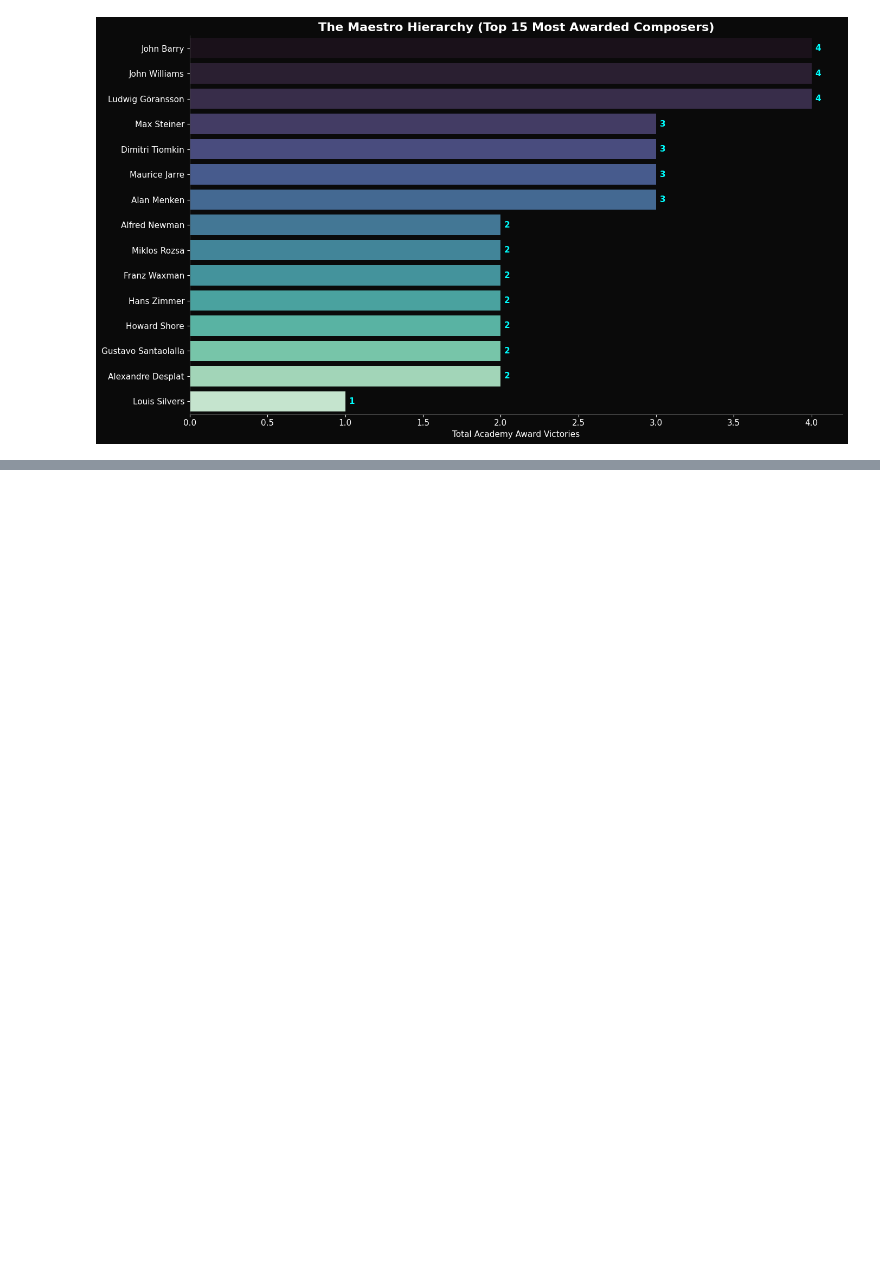
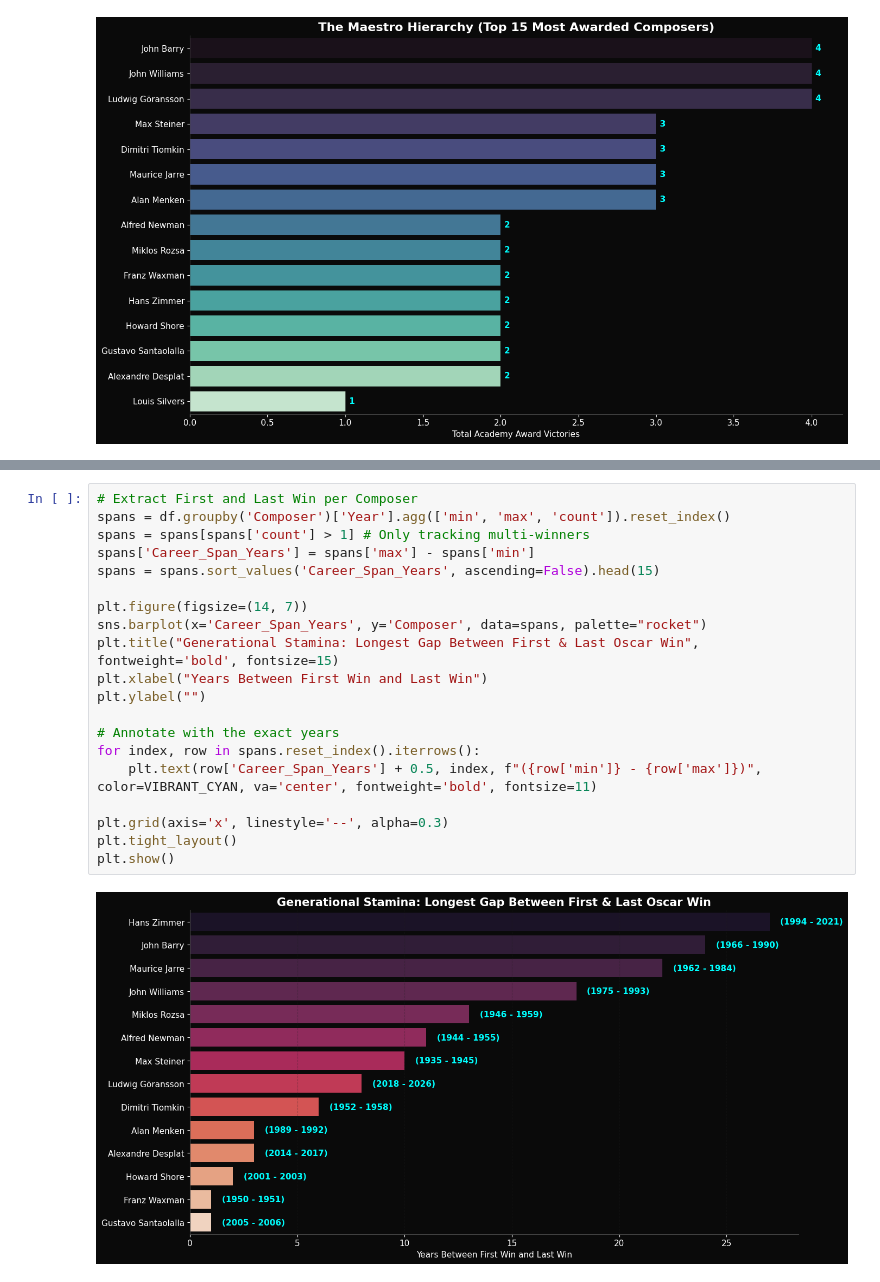
Before and after one commit to SmtTheSE/Kaggle_Analysis_SittMinThar, a Jupyter notebook: oscar_sount_track1934_2026/oscar_soundtrack_strategic_eda.ipynb, the cells around one changed output, grey strips where cells are left out. Drawn from its saved outputs; the diff is of its cells as text; blank space fills up the shorter version.

```diff
--- a/oscar_sount_track1934_2026/oscar_soundtrack_strategic_eda.ipynb
+++ b/oscar_sount_track1934_2026/oscar_soundtrack_strategic_eda.ipynb
@@ -129 +142,23 @@ Data Insight: The top 5% of distinct composers (≈3 maestros) own 12.9% of all
+# %%
+# Extract First and Last Win per Composer
+spans = df.groupby('Composer')['Year'].agg(['min', 'max', 'count']).reset_index()
+spans = spans[spans['count'] > 1] # Only tracking multi-winners
+spans['Career_Span_Years'] = spans['max'] - spans['min']
+spans = spans.sort_values('Career_Span_Years', ascending=False).head(15)
+
+plt.figure(figsize=(14, 7))
+sns.barplot(x='Career_Span_Years', y='Composer', data=spans, palette="rocket")
+plt.title("Generational Stamina: Longest Gap Between First & Last Oscar Win", fontweight='bold', fontsize=15)
+plt.xlabel("Years Between First Win and Last Win")
+plt.ylabel("")
+
+# Annotate with the exact years
+for index, row in spans.reset_index().iterrows():
+    plt.text(row['Career_Span_Years'] + 0.5, index, f"({row['min']} - {row['max']})", color=VIBRANT_CYAN, va='center', fontweight='bold', fontsize=11)
+
+plt.grid(axis='x', linestyle='--', alpha=0.3)
+plt.tight_layout()
+plt.show()
+# %% [output]
+[figure, added]
 # %% [markdown]
```
Also changed, not shown: parts of 11 cells of this notebook, 1 other file.
